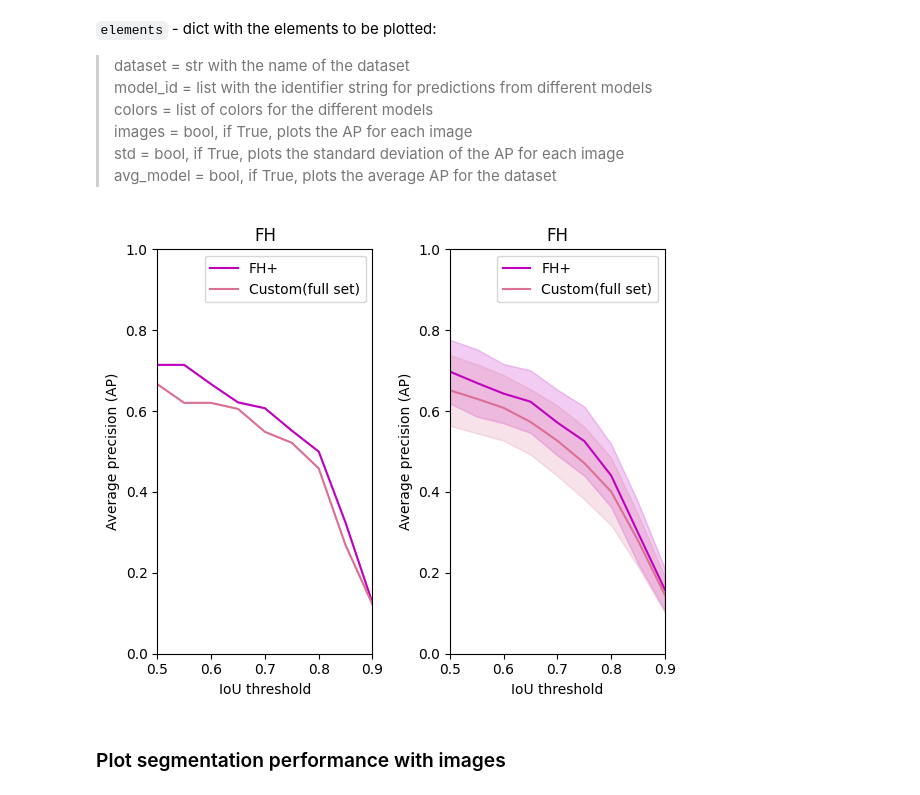
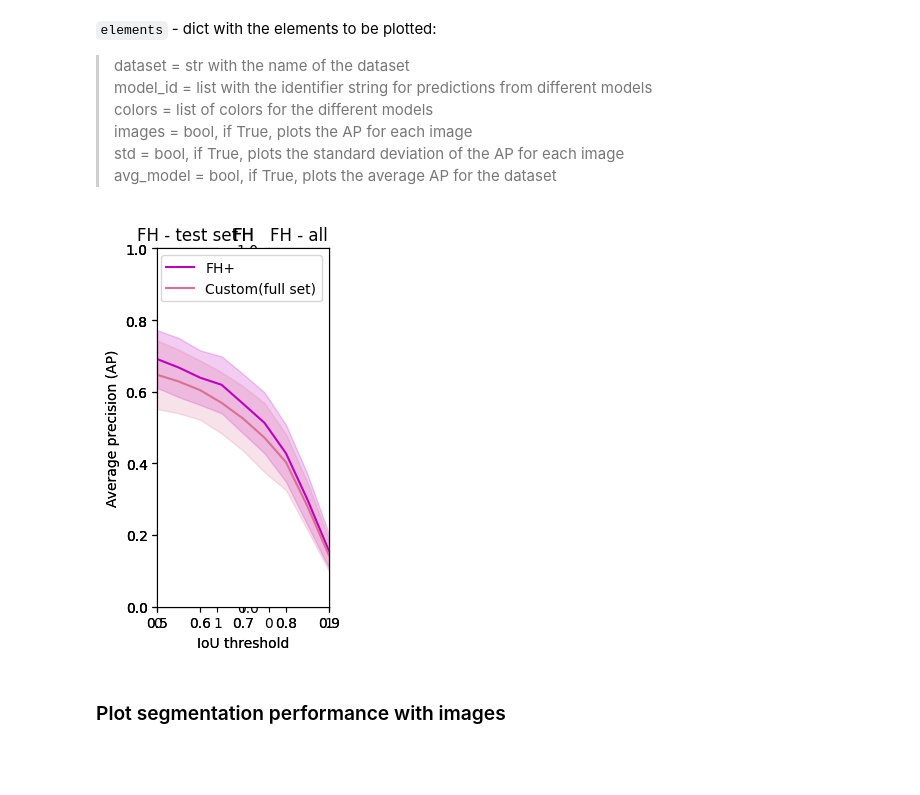
Before and after one commit to fionabyrne101/imagegrains, a Jupyter notebook: notebooks/1_image_segmentation.ipynb, the cells around one changed output. Drawn from its saved outputs; the diff is of its cells as text; code cells hidden in the pictures; blank space fills up the shorter version.

```diff
--- a/notebooks/1_image_segmentation.ipynb
+++ b/notebooks/1_image_segmentation.ipynb
@@ -168,27 +166,27 @@ plotting.AP_IoU_plot(eval_results_full_set,title='Custom model (full_set)',test_
 # %%
 #configure the plot
 elem = {
     'dataset':'FH',
     'model_id':['FH+','Custom(full set)'],
     'colors':['m','palevioletred'],
     'images':False,
     'std':True,
     'avg_model':True
     }
 
 #concatenate the test indices
 idx_list = test_idxs1+test_idxs2
 
 #plot the results
-plt.figure(figsize=(6,5))
+plt.figure(figsize=(3,5))
 plt.subplot(1,2,1)
 plt.title('FH - test set')
 plotting.AP_IoU_summary_plot([eval_results_fh_boosted,eval_results_full_set],elem,test_idx_list=idx_list)
 plt.subplot(1,2,2)
 plt.title('FH - all')
 plotting.AP_IoU_summary_plot([eval_results_fh_boosted,eval_results_full_set],elem)
 # %% [output]
-[figure, old version]
+[figure, new version]
 # %% [markdown]
 ### Plot segmentation performance with images
 # %%
```
Also changed, not shown: parts of 8 cells of this notebook, 3 other files.
